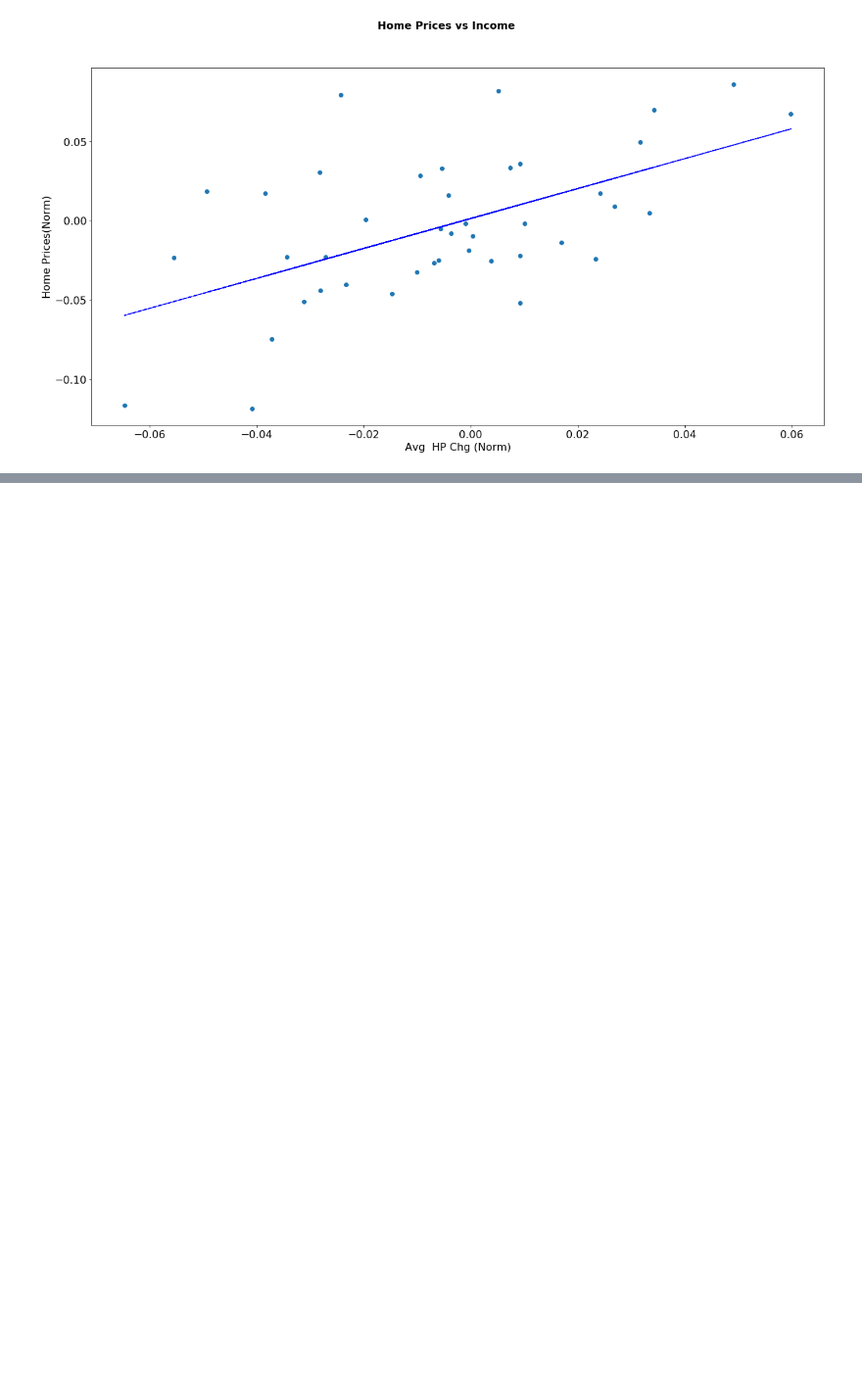
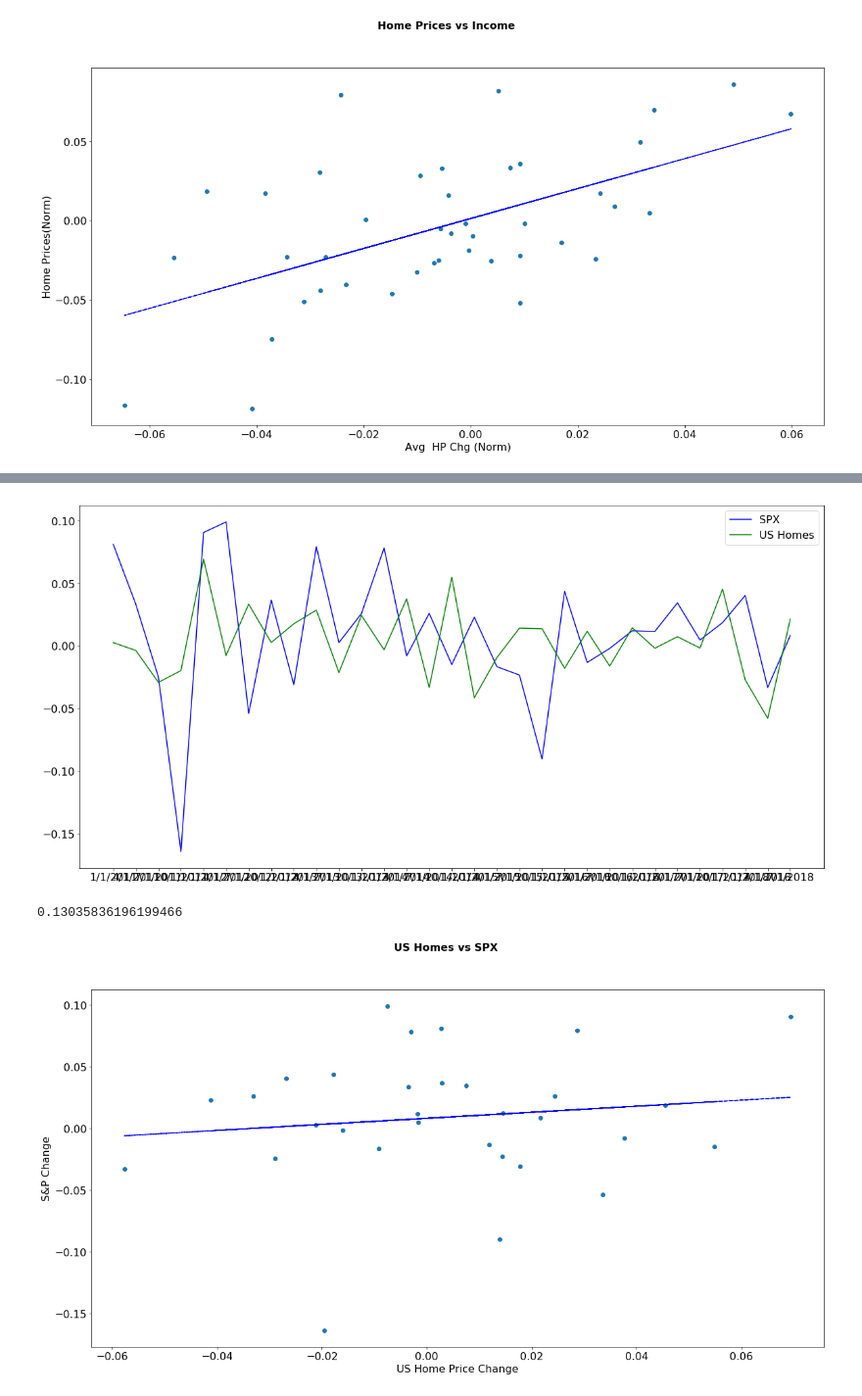
Before and after one commit to tmcbeth/Project-1---Group-3, a Jupyter notebook: Housing_v_Unemployment FINAL ANALYSIS.ipynb, the cells around one changed output, grey strips where cells are left out. Shown at 98% size. Cells and saved outputs as stored; diff of their text form; code cells hidden in the pictures; blank space fills up the shorter version.

```diff
--- a/Housing_v_Unemployment FINAL ANALYSIS.ipynb
+++ b/Housing_v_Unemployment FINAL ANALYSIS.ipynb
@@ -829,0 +890,46 @@ ax.plot(x_axis, fit, 'b--')
+# %%
+spx = window["SPX Change"]
+re_prices = window["RE Change"]
+
+#05-Matplotlib/Classwork/2/Activities/07-Ins_PandasMultiLine/Solved/unemploy_chart.ipynb
+#Collect the years where data was collected
+dates = window["DATE"]
+
+#Plot the world average as a line chart
+spx, = plt.plot(dates, spx, color="blue", label="SPX" )
+
+#Plot the unemployment values for a single country
+realestate, = plt.plot(dates, re_prices, color="green",label="US Homes")
+
+#Create a legend for our chart
+plt.legend(handles=[spx, realestate], loc="best")
+
+#Show the chart
+plt.show()
+
+#Scatter plot with regression-->
+# Set data
+y_axis = window["SPX Change"]
+x_axis = window["RE Change"]
+
+# Set line
+(slope, intercept, _, _, _) = linregress(x_axis, y_axis)
+fit = slope * x_axis + intercept
+
+# Plot data
+fig, ax = plt.subplots()
+
+fig.suptitle("US Homes vs SPX", fontsize=16, fontweight="bold")
+
+ax.set_xlabel("US Home Price Change")
+ax.set_ylabel("S&P Change")
+
+ax.plot(x_axis, y_axis, linewidth=0, marker='o')
+ax.plot(x_axis, fit, 'b--')
+
+#Find Correlation-->
+window["SPX Change"].corr(window["RE Change"])
+# %% [output]
+[figure, added]
+0.13035836196199466
+[figure, added]
```
Also changed, not shown: parts of 8 cells of this notebook, 4 other files.
